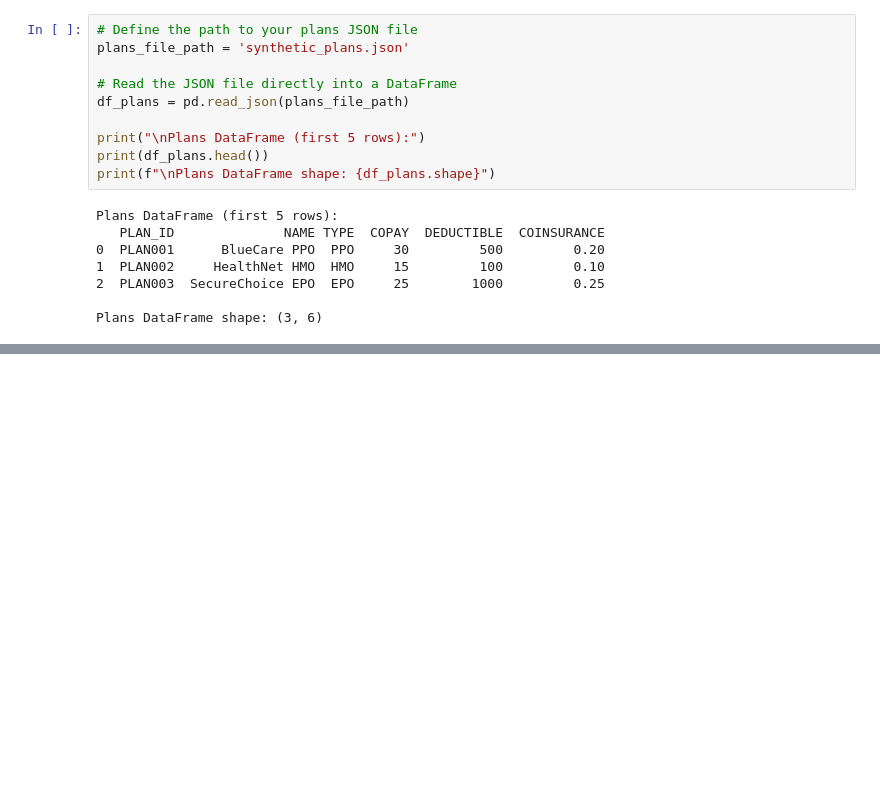
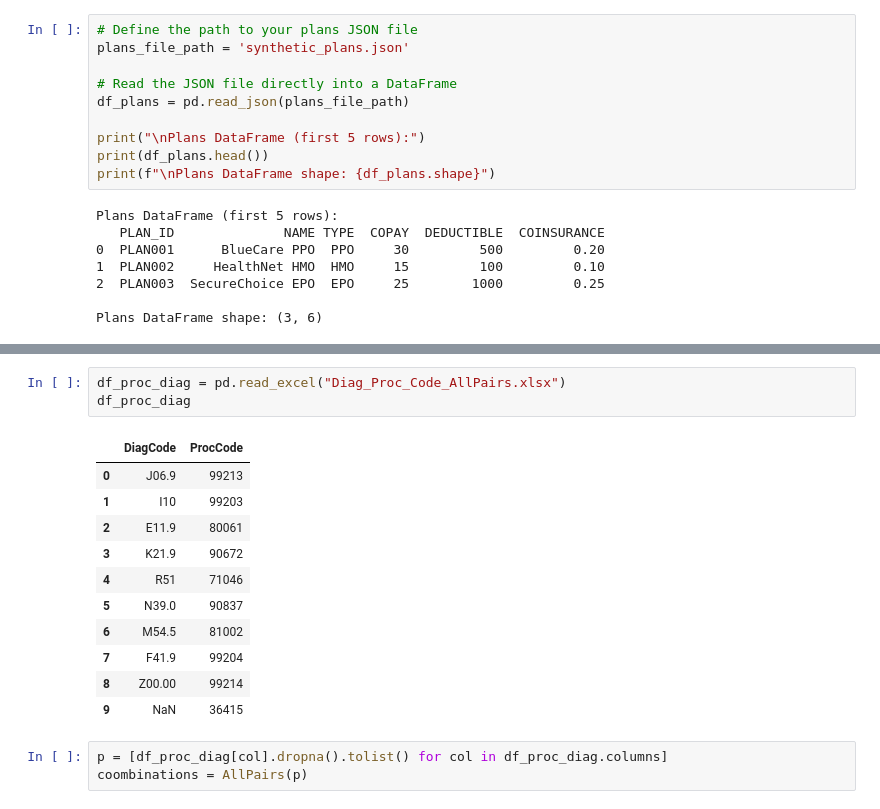
Before and after one commit to cskuracha/Python-Machine-Learning-Analysis, a Jupyter notebook: Analysis/Claims_Synthetic.ipynb, the cells around one changed output, grey strips where cells are left out. Drawn from its saved outputs; the diff is of its cells as text; blank space fills up the shorter version.

```diff
--- a/Analysis/Claims_Synthetic.ipynb
+++ b/Analysis/Claims_Synthetic.ipynb
@@ -530,0 +559,18 @@ df_claims_header
+# %%
+df_proc_diag = pd.read_excel("Diag_Proc_Code_AllPairs.xlsx")
+df_proc_diag
+# %% [output]
+|  | DiagCode | ProcCode |
+| 0 | J06.9 | 99213 |
+| 1 | I10 | 99203 |
+| 2 | E11.9 | 80061 |
+| 3 | K21.9 | 90672 |
+| 4 | R51 | 71046 |
+| 5 | N39.0 | 90837 |
+| 6 | M54.5 | 81002 |
+| 7 | F41.9 | 99204 |
+| 8 | Z00.00 | 99214 |
+| 9 | NaN | 36415 |
+# %%
+p = [df_proc_diag[col].dropna().tolist() for col in df_proc_diag.columns]
+coombinations = AllPairs(p)
```
Also changed, not shown: parts of 12 cells of this notebook, 4 other files.
